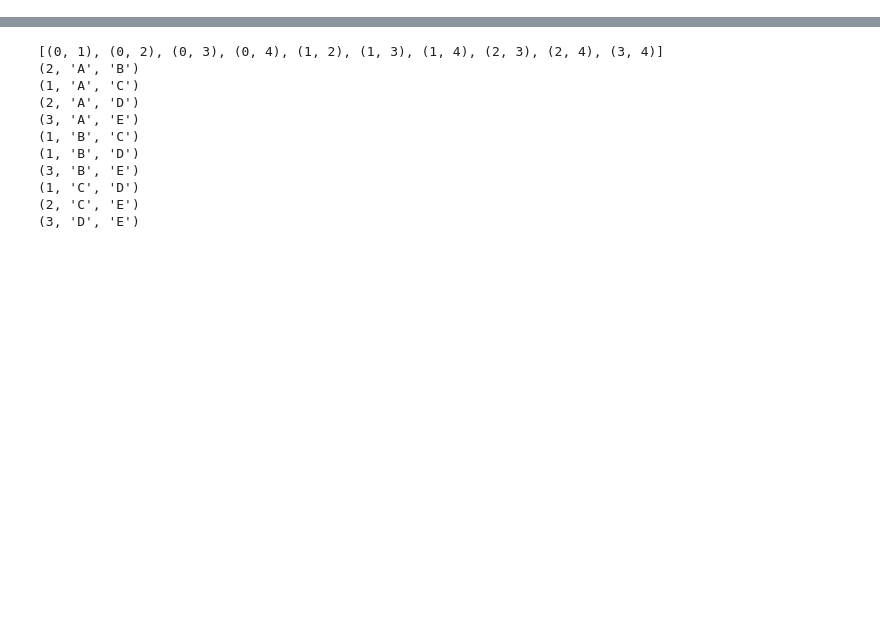
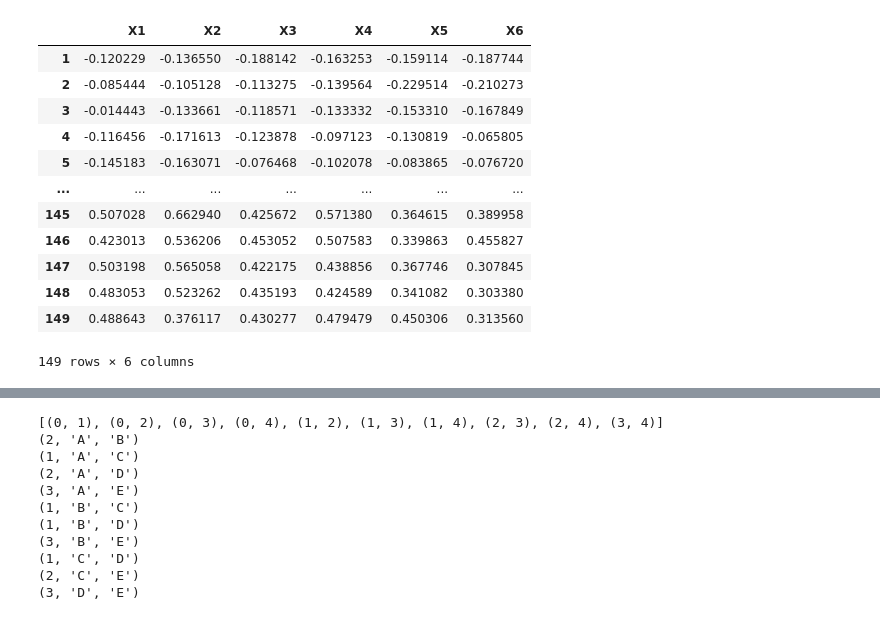
Before and after one commit to Peisong-Zheng/Paleoclimate_causality, a Jupyter notebook: Gen_linked_data.ipynb, the cells around one changed output, grey strips where cells are left out. Cells and saved outputs as stored; diff of their text form; code cells hidden in the pictures; blank space fills up the shorter version.

```diff
--- a/Gen_linked_data.ipynb
+++ b/Gen_linked_data.ipynb
@@ -0,0 +163,23 @@
+# %%
+# store the data to a dataframe
+import pandas as pd
+
+data = {'X1': X1, 'X2': X2, 'X3': X3, 'X4': X4, 'X5': X5, 'X6': X6}
+data = pd.DataFrame(data)
+# drop nan values
+data = data.dropna()
+data
+# %% [output]
+|  | X1 | X2 | X3 | X4 | X5 | X6 |
+| 1 | -0.120229 | -0.136550 | -0.188142 | -0.163253 | -0.159114 | -0.187744 |
+| 2 | -0.085444 | -0.105128 | -0.113275 | -0.139564 | -0.229514 | -0.210273 |
+| 3 | -0.014443 | -0.133661 | -0.118571 | -0.133332 | -0.153310 | -0.167849 |
+| 4 | -0.116456 | -0.171613 | -0.123878 | -0.097123 | -0.130819 | -0.065805 |
+| 5 | -0.145183 | -0.163071 | -0.076468 | -0.102078 | -0.083865 | -0.076720 |
+| ... | ... | ... | ... | ... | ... | ... |
+| 145 | 0.507028 | 0.662940 | 0.425672 | 0.571380 | 0.364615 | 0.389958 |
+| 146 | 0.423013 | 0.536206 | 0.453052 | 0.507583 | 0.339863 | 0.455827 |
+| 147 | 0.503198 | 0.565058 | 0.422175 | 0.438856 | 0.367746 | 0.307845 |
+| 148 | 0.483053 | 0.523262 | 0.435193 | 0.424589 | 0.341082 | 0.303380 |
+| 149 | 0.488643 | 0.376117 | 0.430277 | 0.479479 | 0.450306 | 0.313560 |
+149 rows × 6 columns
```
Also changed, not shown: parts of 15 cells of this notebook, 14 other files.
